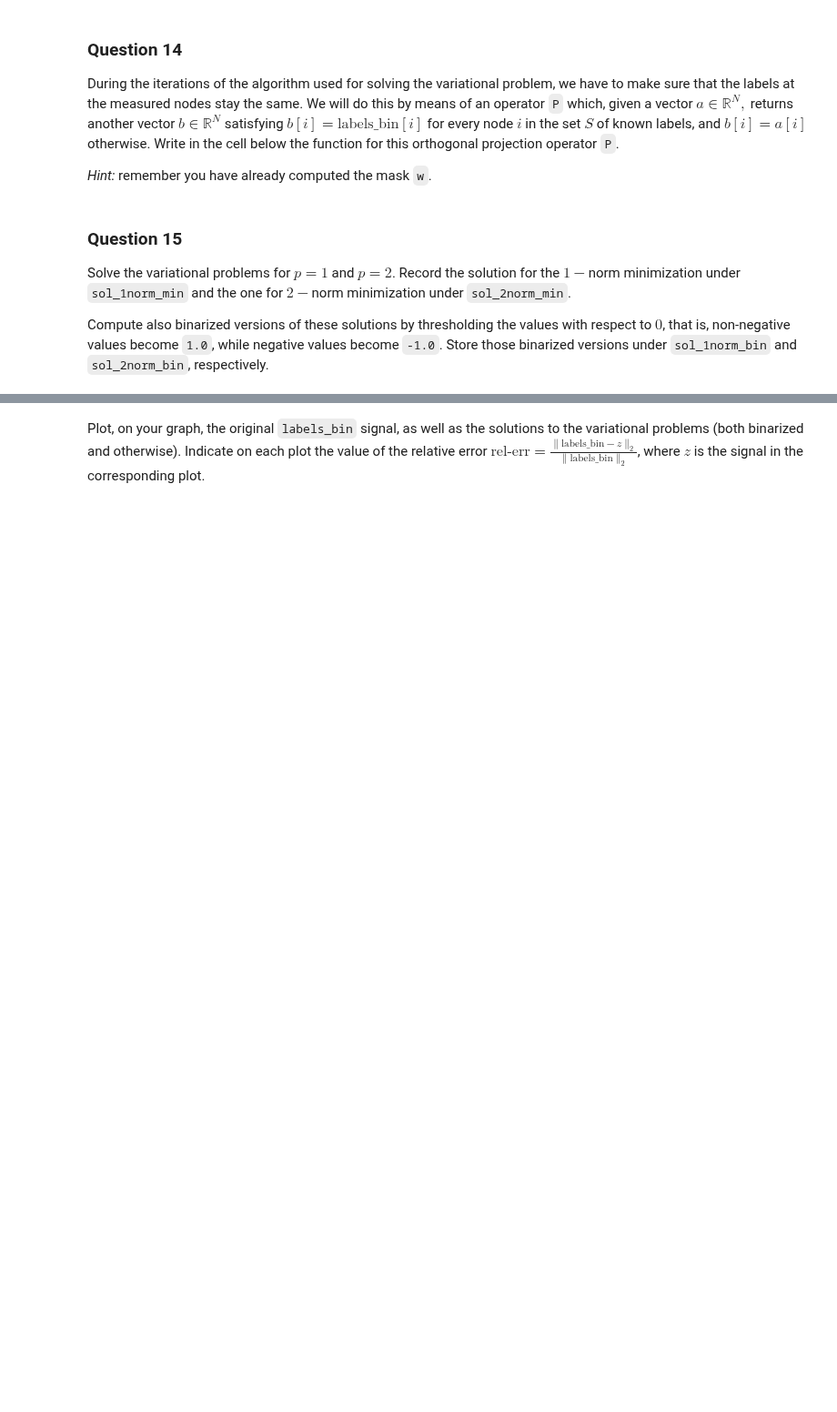
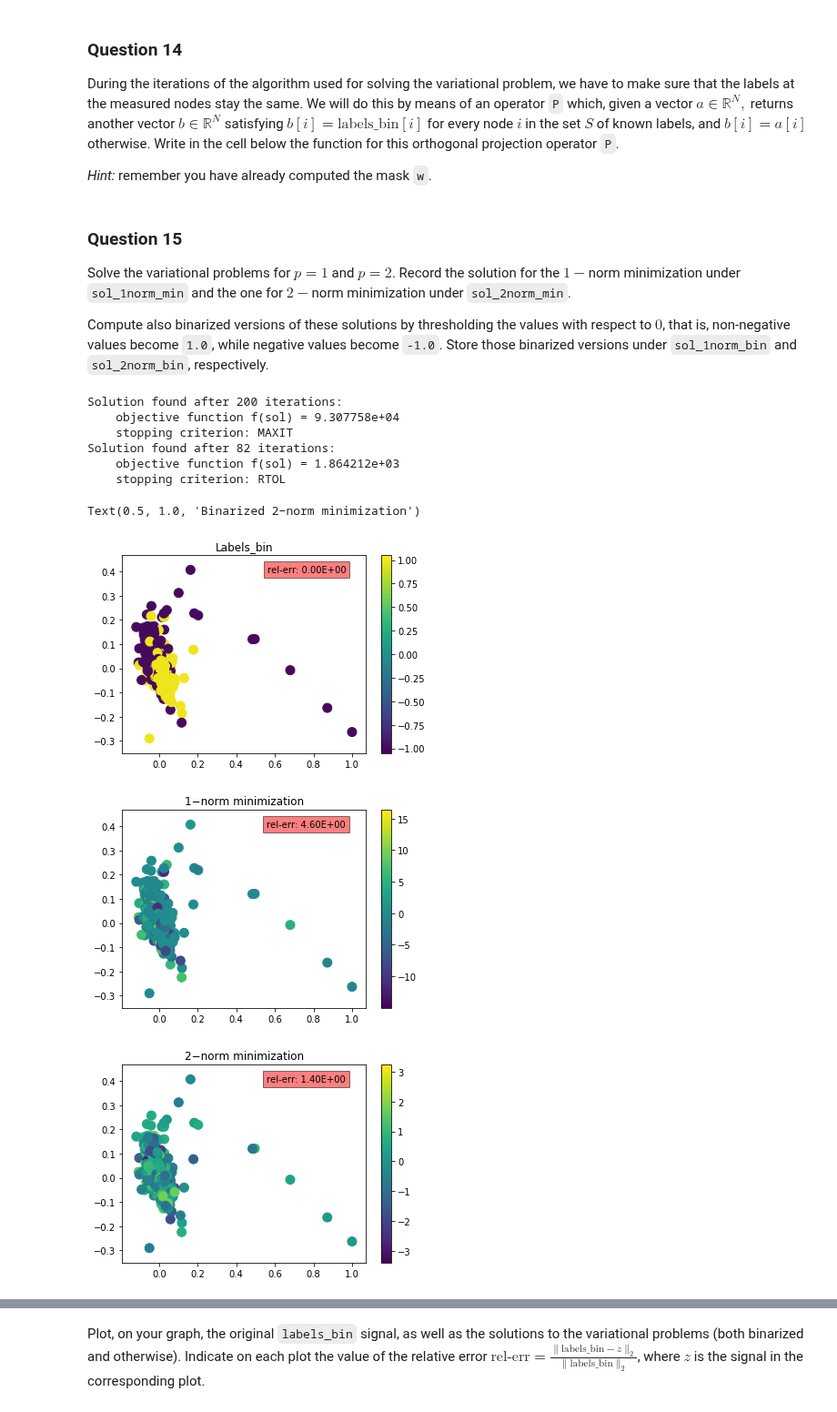
Before and after one commit to senakicir/ntds_project, a Jupyter notebook: 4_graph_signal_processing.ipynb, the cells around one changed output, grey strips where cells are left out. Shown at 91% size. Cells and saved outputs as stored; diff of their text form; code cells hidden in the pictures; blank space fills up the shorter version.

```diff
--- a/4_graph_signal_processing.ipynb
+++ b/4_graph_signal_processing.ipynb
@@ -492,6 +545,8 @@ _Hint:_ remember you have already computed the mask `w`.
 # %%
 def P(a):
     # Your code here.
+    b = a
+    b[w==1] = labels_bin[w==1]
     return b
 # %% [markdown]
 ### Question 15
@@ -511,0 +557,45 @@ sol_2norm_bin = # Your code here.
+# %%
+sol_1norm_min = graph_pnorm_interpolation(gradient, P, x0=np.random.randn(n_nodes), p=1.)# Your code here.
+
+sol_2norm_min = graph_pnorm_interpolation(gradient, P, x0=np.random.randn(n_nodes), p=2.) # Your code here.
+
+threshold = 0
+
+sol_1norm_bin = np.zeros(sol_1norm_min.shape)
+sol_1norm_bin[sol_1norm_min >= threshold] = 1 # Your code here.
+sol_1norm_bin[sol_1norm_min < threshold] = -1
+
+sol_2norm_bin = np.zeros(sol_2norm_min.shape)
+sol_2norm_bin[sol_2norm_min >= threshold] = 1 # Your code here.
+sol_2norm_bin[sol_2norm_min < threshold] = -1
+
+graph.plot_signal(labels_bin)
+plt.text(0.32, 10, 'rel-err: {:.2E}'.format(relative_error(labels_bin)), horizontalalignment='center',verticalalignment='baseline', transform=ax.transAxes,bbox=dict(facecolor='red', alpha=0.5))
+plt.title("Labels_bin")
+
+graph.plot_signal(sol_1norm_min)
+plt.text(0.32, 10, 'rel-err: {:.2E}'.format(relative_error(sol_1norm_min)), horizontalalignment='center',verticalalignment='baseline', transform=ax.transAxes,bbox=dict(facecolor='red', alpha=0.5))
+plt.title("1−norm minimization")
+
+graph.plot_signal(sol_2norm_min)
+plt.text(0.32, 10, 'rel-err: {:.2E}'.format(relative_error(sol_2norm_min)), horizontalalignment='center',verticalalignment='baseline', transform=ax.transAxes,bbox=dict(facecolor='red', alpha=0.5))
+plt.title("2−norm minimization")
+
+graph.plot_signal(sol_1norm_bin)
+plt.text(0.32, 10, 'rel-err: {:.2E}'.format(relative_error(sol_1norm_bin)), horizontalalignment='center',verticalalignment='baseline', transform=ax.transAxes,bbox=dict(facecolor='red', alpha=0.5))
+plt.title("Binarized 1−norm minimization")
+
+graph.plot_signal(sol_2norm_bin)
+plt.text(0.32, 10, 'rel-err: {:.2E}'.format(relative_error(sol_2norm_bin)), horizontalalignment='center',verticalalignment='baseline', transform=ax.transAxes,bbox=dict(facecolor='red', alpha=0.5))
+plt.title("Binarized 2−norm minimization")
+# %% [output]
+Solution found after 200 iterations:
+    objective function f(sol) = 9.307758e+04
+    stopping criterion: MAXIT
+Solution found after 82 iterations:
+    objective function f(sol) = 1.864212e+03
+    stopping criterion: RTOL
+Text(0.5, 1.0, 'Binarized 2−norm minimization')
+[figure, added]
+[figure, added]
+[figure, added]
```
Also changed, not shown: parts of 22 cells of this notebook.
